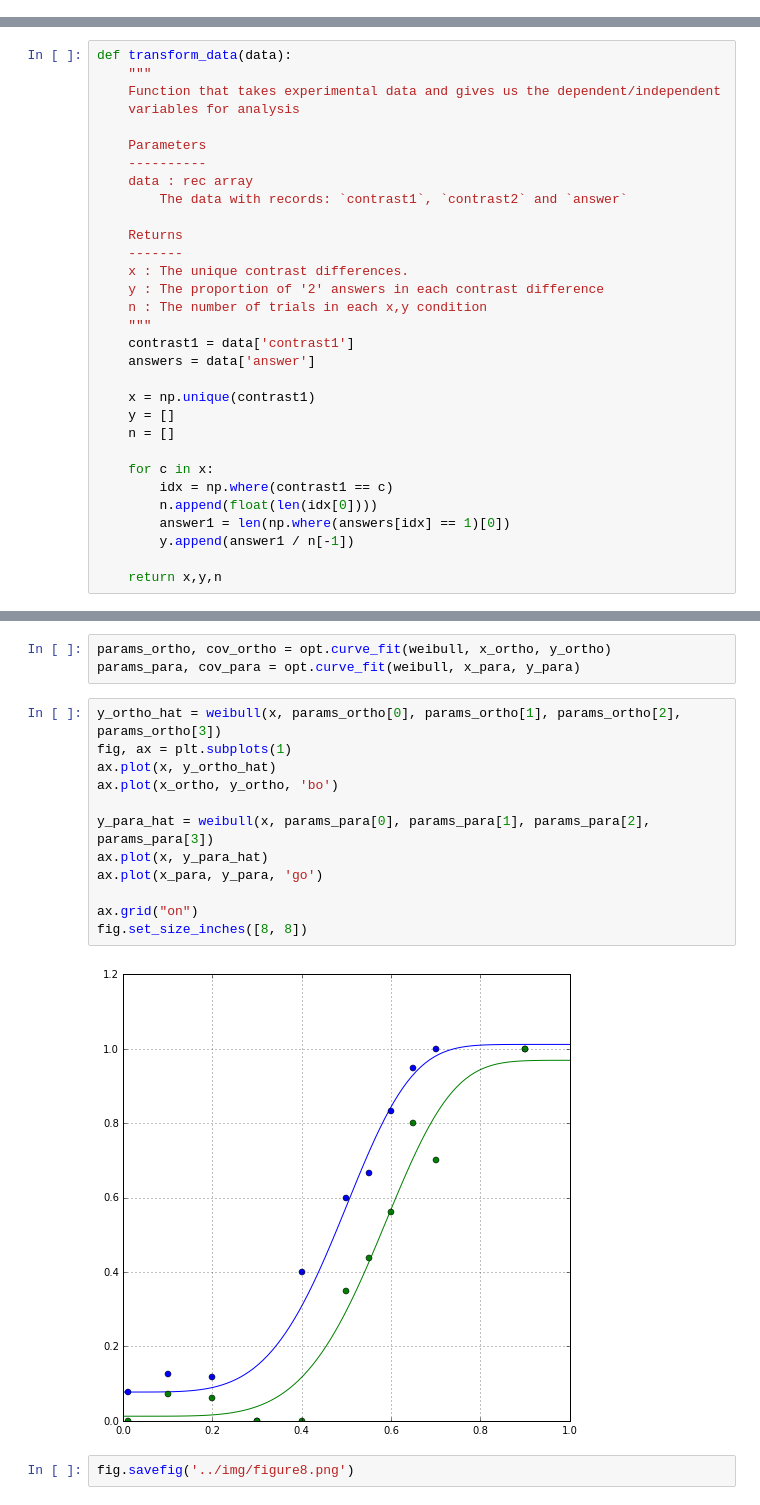
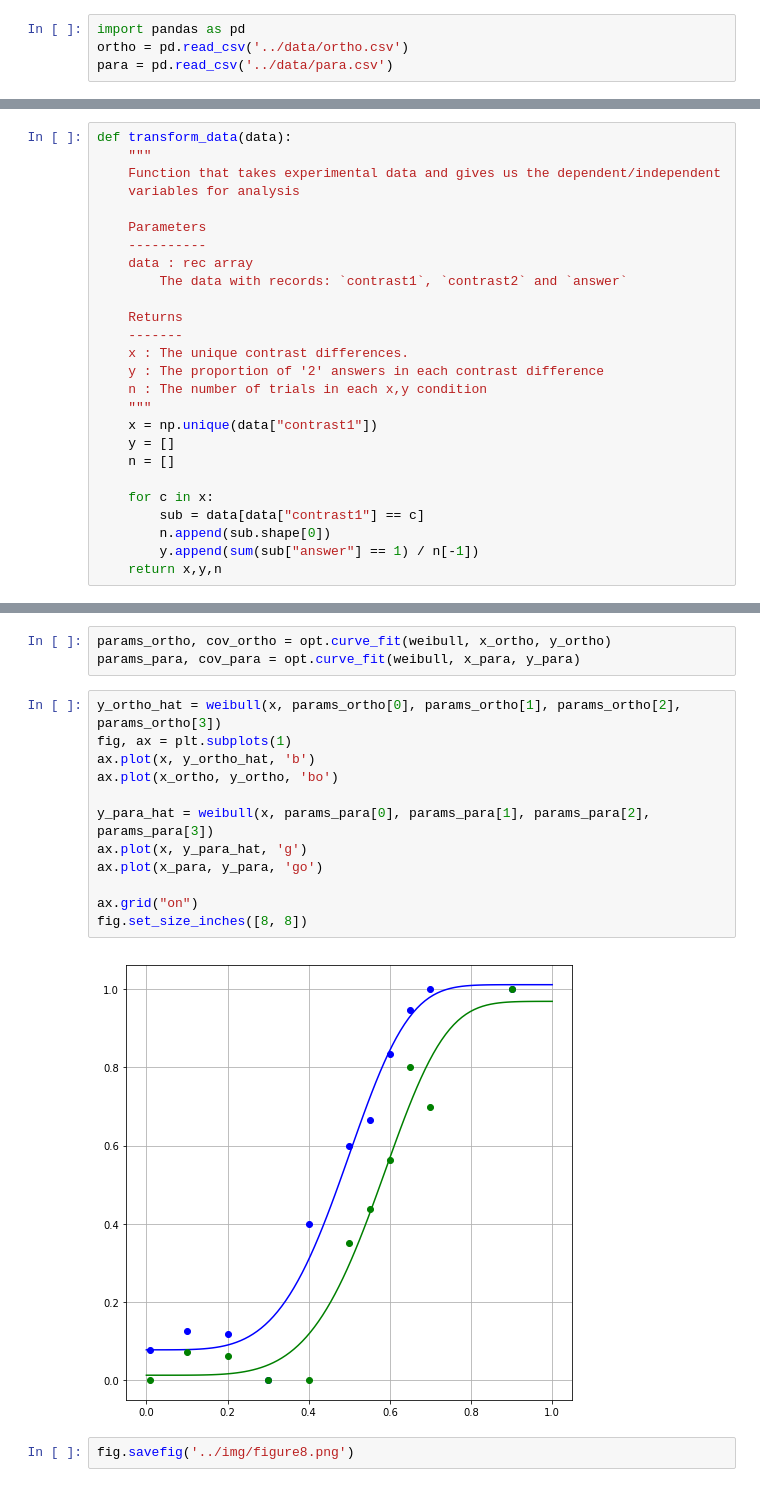
Before and after one commit to arokem/scipy-optimize, a Jupyter notebook: code/make-figures.ipynb, the cells around one changed output, grey strips where cells are left out. Drawn from its saved outputs; the diff is of its cells as text.

Commit message:
recarray => Pandas DataFrame.

```diff
--- a/code/make-figures.ipynb
+++ b/code/make-figures.ipynb
@@ -5,3 +1,7 @@ para = mlab.csv2rec('../scipy-optimize-data/para.csv')
+# %%
+import pandas as pd
+ortho = pd.read_csv('../data/ortho.csv')
+para = pd.read_csv('../data/para.csv')
 # %%
 import matplotlib.pyplot as plt
 import numpy as np
@@ -38,19 +38,14 @@ def transform_data(data):
     y : The proportion of '2' answers in each contrast difference
     n : The number of trials in each x,y condition
     """
-    contrast1 = data['contrast1']
-    answers = data['answer']
-
-    x = np.unique(contrast1)
+    x = np.unique(data["contrast1"])
     y = []
     n = []
 
     for c in x:
-        idx = np.where(contrast1 == c)
-        n.append(float(len(idx[0])))
-        answer1 = len(np.where(answers[idx] == 1)[0])
-        y.append(answer1 / n[-1])
-
+        sub = data[data["contrast1"] == c]
+        n.append(sub.shape[0])
+        y.append(sum(sub["answer"] == 1) / n[-1])
     return x,y,n
 # %%
 x_ortho, y_ortho, n_ortho = transform_data(ortho)
@@ -270,17 +265,17 @@ params_para, cov_para = opt.curve_fit(weibull, x_para, y_para)
 # %%
 y_ortho_hat = weibull(x, params_ortho[0], params_ortho[1], params_ortho[2], params_ortho[3])
 fig, ax = plt.subplots(1)
-ax.plot(x, y_ortho_hat)
+ax.plot(x, y_ortho_hat, 'b')
 ax.plot(x_ortho, y_ortho, 'bo')
 
 y_para_hat = weibull(x, params_para[0], params_para[1], params_para[2], params_para[3])
-ax.plot(x, y_para_hat)
+ax.plot(x, y_para_hat, 'g')
 ax.plot(x_para, y_para, 'go')
 
 ax.grid("on")
 fig.set_size_inches([8, 8])
 # %% [output]
-[figure, old version]
+[figure, new version]
 # %%
 fig.savefig('../img/figure8.png')
 # %%
```
Also changed, not shown: parts of 20 cells of this notebook, 12 other files.
